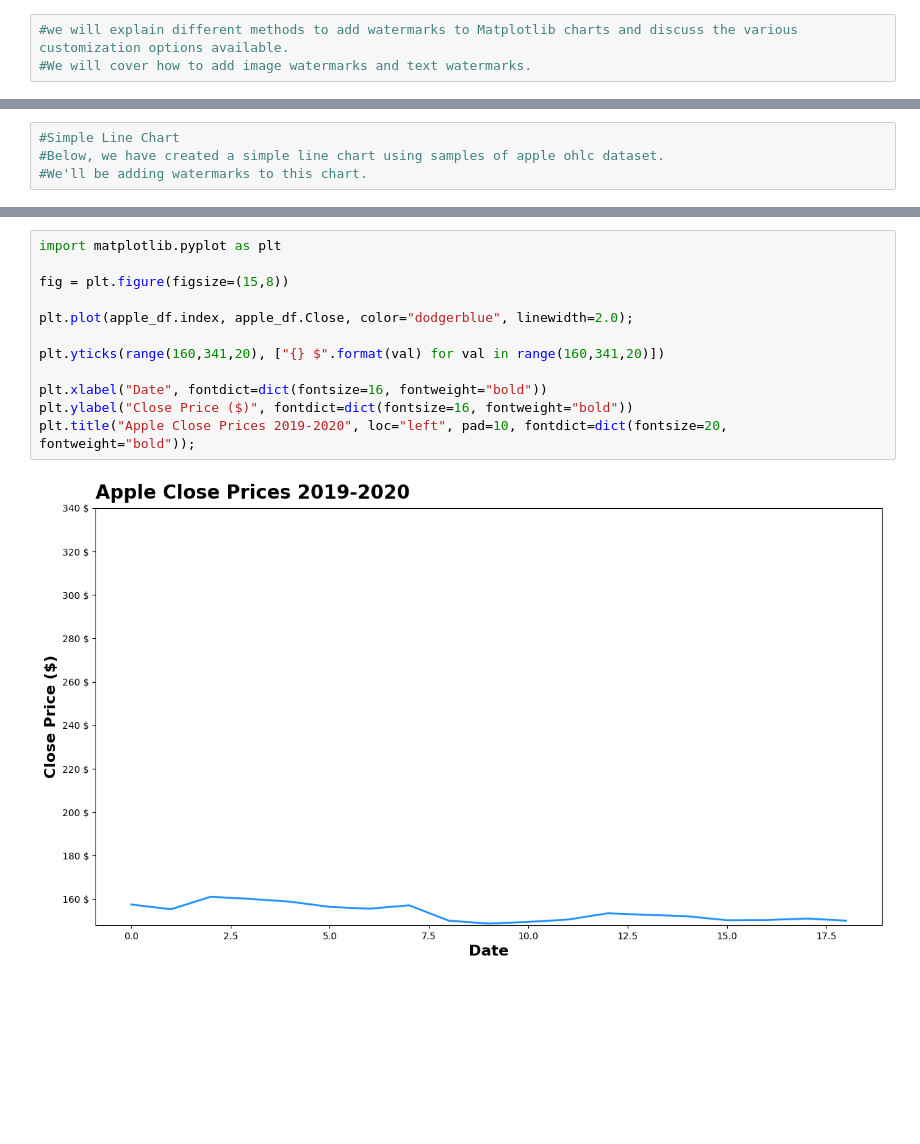
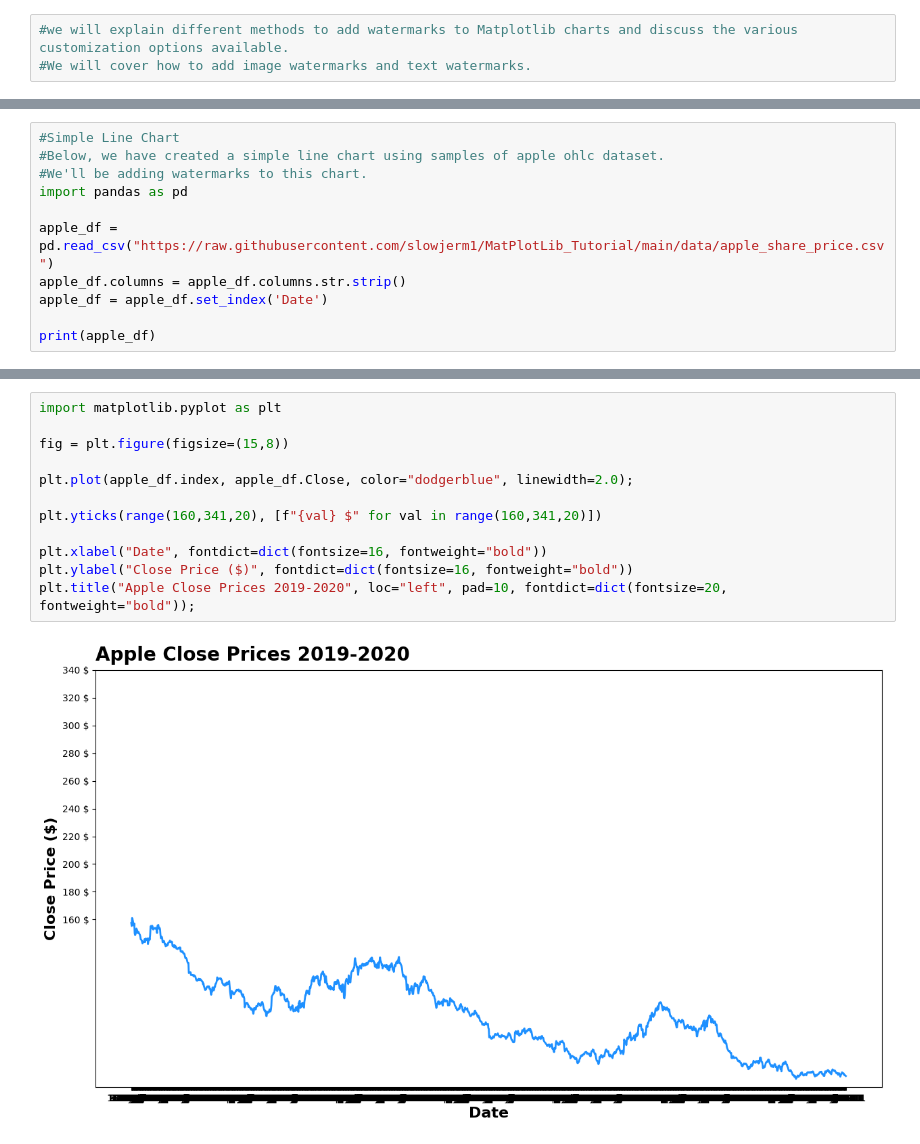
Before and after one commit to slowjerm1/MatPlotLib_Tutorial, a Jupyter notebook: MatplotLib/Watermarks_matplot.ipynb, the cells around one changed output, grey strips where cells are left out. Saved outputs shown, nothing was run; the diff lists cells and outputs as text; blank space fills up the shorter version.

```diff
--- a/MatplotLib/Watermarks_matplot.ipynb
+++ b/MatplotLib/Watermarks_matplot.ipynb
@@ -15,3 +5,10 @@ PermissionError: [Errno 13] Permission denied: 'C:\\Users\\HP\\Desktop\\projects
 #Simple Line Chart
 #Below, we have created a simple line chart using samples of apple ohlc dataset.
 #We'll be adding watermarks to this chart.
+import pandas as pd
+
+apple_df = pd.read_csv("https://raw.githubusercontent.com/slowjerm1/MatPlotLib_Tutorial/main/data/apple_share_price.csv")
+apple_df.columns = apple_df.columns.str.strip()
+apple_df = apple_df.set_index('Date')
+
+print(apple_df)
@@ -18,14 +31,14 @@ PermissionError: [Errno 13] Permission denied: 'C:\\Users\\HP\\Desktop\\projects
 # %%
 import matplotlib.pyplot as plt
 
 fig = plt.figure(figsize=(15,8))
 
 plt.plot(apple_df.index, apple_df.Close, color="dodgerblue", linewidth=2.0);
 
-plt.yticks(range(160,341,20), ["{} $".format(val) for val in range(160,341,20)])
+plt.yticks(range(160,341,20), [f"{val} $" for val in range(160,341,20)])
 
 plt.xlabel("Date", fontdict=dict(fontsize=16, fontweight="bold"))
 plt.ylabel("Close Price ($)", fontdict=dict(fontsize=16, fontweight="bold"))
 plt.title("Apple Close Prices 2019-2020", loc="left", pad=10, fontdict=dict(fontsize=20, fontweight="bold"));
 # %% [output]
-[figure, old version]
+[figure, new version]
```
Also changed, not shown: parts of 8 cells of this notebook, 8 other files.
